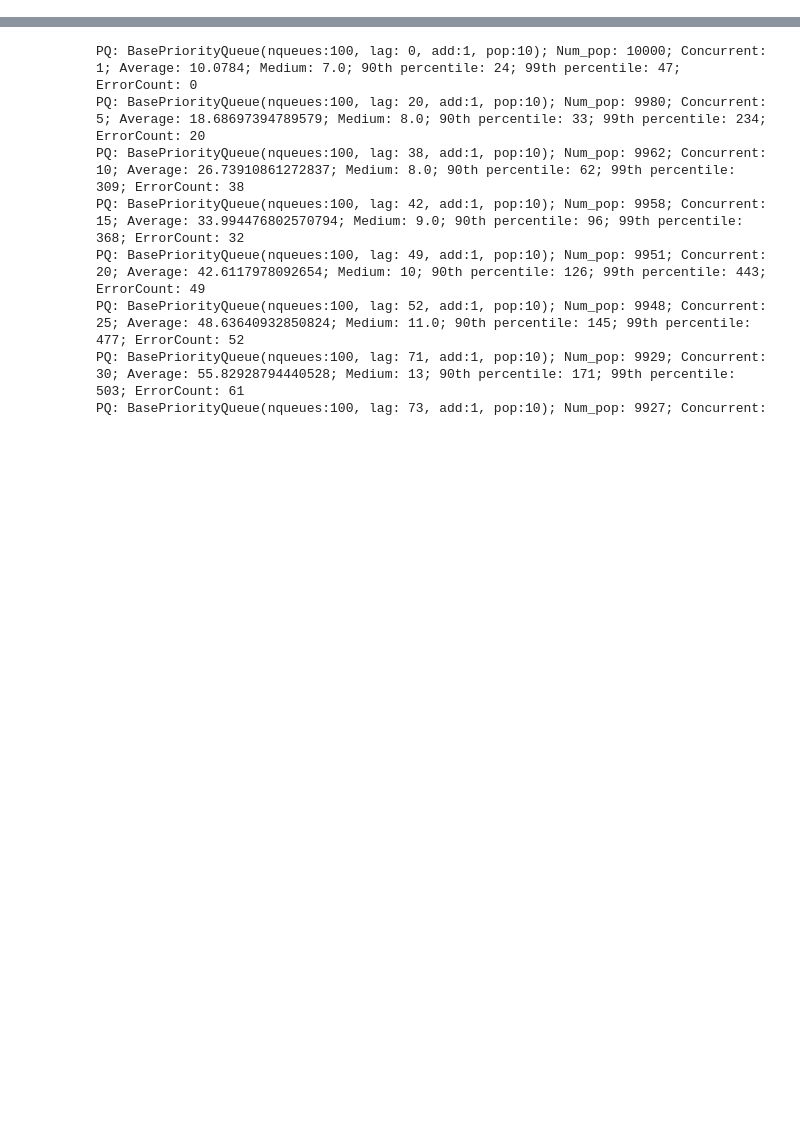
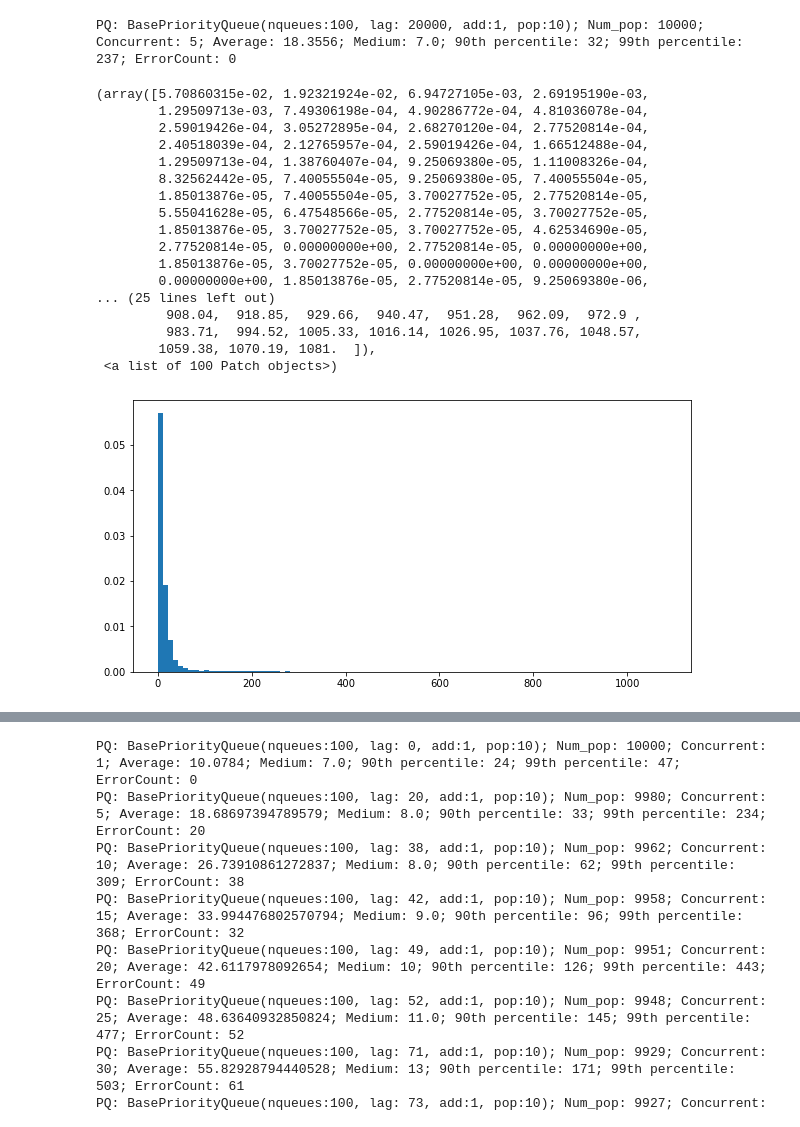
Before and after one commit to bslin/distributed-pq, a Jupyter notebook: simulation/src/simulator_v2.ipynb, the cells around one changed output, grey strips where cells are left out. Drawn from its saved outputs; the diff is of its cells as text; code cells hidden in the pictures; blank space fills up the shorter version.

Commit message:
simulation for more advanced choosing policies

```diff
--- a/simulation/src/simulator_v2.ipynb
+++ b/simulation/src/simulator_v2.ipynb
@@ -46,0 +45,39 @@ PQ: BasePriorityQueue(nqueues:100, lag: 8, add:1, pop:10); Num_pop: 9992; Concur
+# %%
+# comparison 5 concurrent pops, basic choosing policy
+import statistics
+import random
+from testrunner_v2 import TestRunnerV2, PopPolicy
+from distributed_pq import BasePriorityQueue
+random.seed(5)
+
+initial_item_count = 30000
+num_pops = 10000
+num_concurrent_pops = 5
+policy = PopPolicy.BASIC
+
+pq1 = BasePriorityQueue(num_queues=100, num_queues_lb_add=1, num_queues_lb_pop=10)
+
+out1, err1 = TestRunnerV2(queue=pq1, initial_item_count=initial_item_count, num_pops=num_pops, num_concurrent_pops = num_concurrent_pops, pop_policy = policy).run()
+
+plt.rcParams['figure.figsize'] = [10, 5]
+plt.hist(out1, 100, density=True)
+# %% [output]
+PQ: BasePriorityQueue(nqueues:100, lag: 20000, add:1, pop:10); Num_pop: 10000; Concurrent: 5; Average: 18.3556; Medium: 7.0; 90th percentile: 32; 99th percentile: 237; ErrorCount: 0
+(array([5.70860315e-02, 1.92321924e-02, 6.94727105e-03, 2.69195190e-03,
+        1.29509713e-03, 7.49306198e-04, 4.90286772e-04, 4.81036078e-04,
+        2.59019426e-04, 3.05272895e-04, 2.68270120e-04, 2.77520814e-04,
+        2.40518039e-04, 2.12765957e-04, 2.59019426e-04, 1.66512488e-04,
+        1.29509713e-04, 1.38760407e-04, 9.25069380e-05, 1.11008326e-04,
+        8.32562442e-05, 7.40055504e-05, 9.25069380e-05, 7.40055504e-05,
+        1.85013876e-05, 7.40055504e-05, 3.70027752e-05, 2.77520814e-05,
+        5.55041628e-05, 6.47548566e-05, 2.77520814e-05, 3.70027752e-05,
+        1.85013876e-05, 3.70027752e-05, 3.70027752e-05, 4.62534690e-05,
+        2.77520814e-05, 0.00000000e+00, 2.77520814e-05, 0.00000000e+00,
+        1.85013876e-05, 3.70027752e-05, 0.00000000e+00, 0.00000000e+00,
+        0.00000000e+00, 1.85013876e-05, 2.77520814e-05, 9.25069380e-06,
+... (25 lines left out)
+         908.04,  918.85,  929.66,  940.47,  951.28,  962.09,  972.9 ,
+         983.71,  994.52, 1005.33, 1016.14, 1026.95, 1037.76, 1048.57,
+        1059.38, 1070.19, 1081.  ]),
+ <a list of 100 Patch objects>)
+[figure, added]
```
Also changed, not shown: parts of 6 cells of this notebook.
